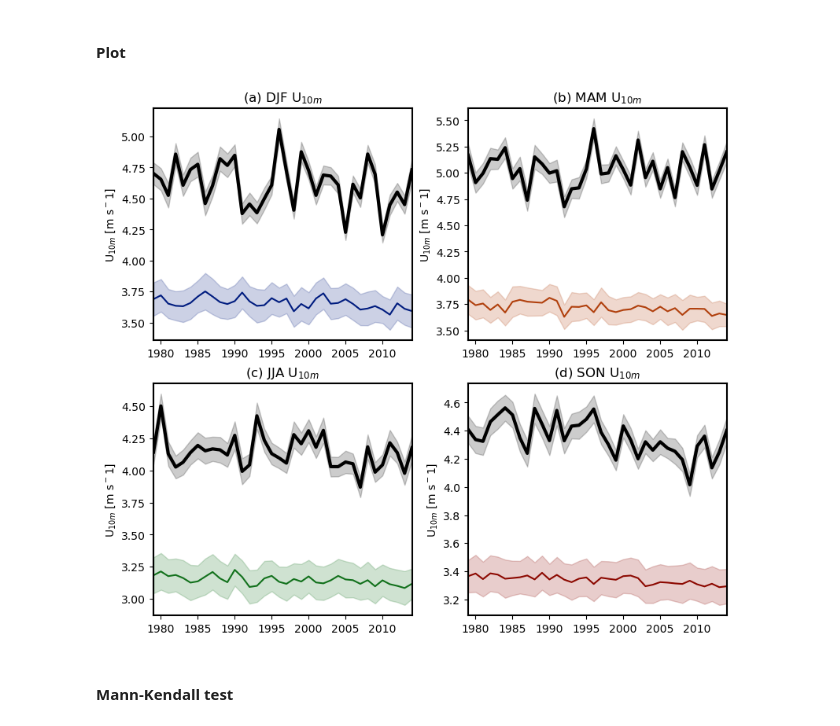
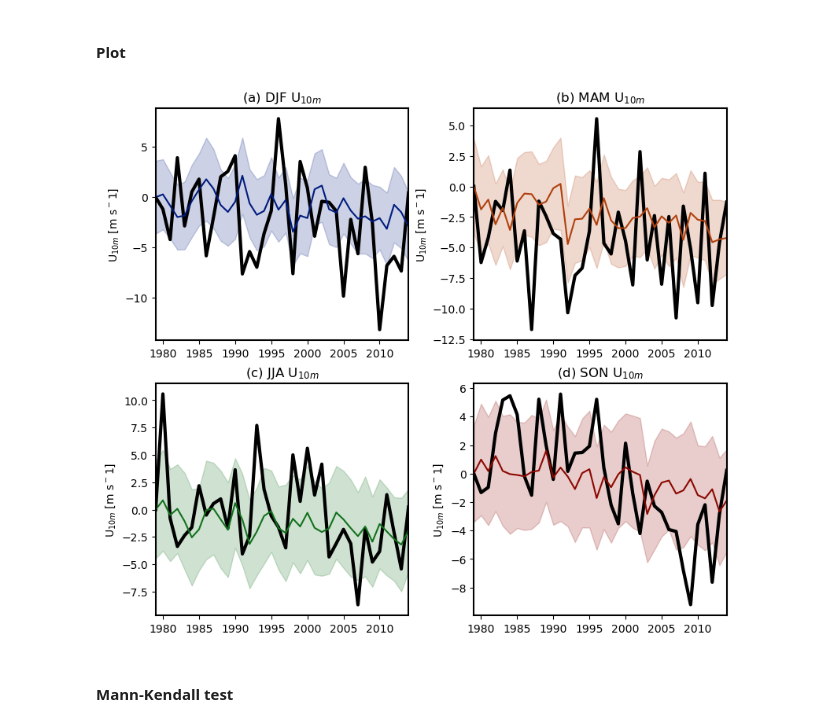
Before and after one commit to ivalencius/GPLLJ, a Jupyter notebook: src/GHCNh_cna.ipynb, the cells around one changed output. Drawn from its saved outputs; the diff is of its cells as text; code cells hidden in the pictures.

```diff
--- a/src/GHCNh_cna.ipynb
+++ b/src/GHCNh_cna.ipynb
@@ -799,13 +825,25 @@ print(df_2014['time'].dt.year().unique())
 x = df_2014['time'].dt.year().to_numpy()
 y_s = df_2014['wind_mean'].to_numpy()
 yerr_s = df_2014['wind_stderr'].to_numpy()*1.96 # z-score for 95%
+ref_mean = y_s[0]
+y_s = (y_s/ref_mean - 1)*100
+yerr_s = yerr_s/ref_mean *100
 print('Station Data')
 result_s = mk.original_test(y_s, alpha=0.05)
 print(result_s)
 
 # CMIP6 historical data (suffix `_a`)
 weights = np.cos(np.deg2rad(ds.y))
-spatial_avg = ds.sfcWind.weighted(weights).mean(['x', 'y']).resample(time='1YE').mean().compute()
+spatial_avg = (
+    ds.sfcWind
+    .resample(time='1ME').median()
+    .resample(time='1YE').mean()
+    .weighted(weights).mean(['x', 'y'])
+    .compute()
+)
+# Normalize and convert to percent
+spatial_avg = (spatial_avg/spatial_avg.isel(time=0)-1) * 100
+
 all_mean = spatial_avg.mean('source_id')
 all_stderr = spatial_avg.std('source_id')/np.sqrt(len(ds.source_id))
 # x_a = all_mean.time.to_numpy()
@@ -875,12 +911,14 @@ ax.fill_between(x, y_a-yerr_a, y_a+yerr_a, color='r', alpha=0.2)
 # Plot members
 for source_id in ds.source_id.to_numpy():
     wind = spatial_avg.sel(source_id=source_id).to_numpy()
+    # ref_wind = wind[0]
+    # wind = (wind/ref_wind - 1) * 100
     # ref_wind = wind - np.mean(wind) + np.mean(y_a)
     ax.plot(x, wind, color='r', linewidth=0.5)
 
 # Equation from yearly station_data
 ax.set_xlim(x[0], x[-1])
-ax.set_ylabel('U$_{10m}$ [m s$^{-1}$]')
+ax.set_ylabel('$\Delta$ U$_{10m}$ [%]')
 ax.set_title('Mean Yearly U$_{10m}$\nCNA region')
 ax.legend()
 for spine in ax.spines.values():
@@ -957,12 +1000,12 @@ for slope, trend, source_id, marker in zip(slopes, trends, source_ids, filled_ma
     elif trend == 'decreasing':
         ax.scatter(1, slope, marker=marker, color='blue', label=source_id)
 # Now plot station data
-ax.scatter(1, result_s.slope*10, marker='x', color='gray', s=100, label='GHCNh')
+ax.scatter(1, result_s.slope*10, marker='x', color='blue', s=100, label='GHCNh')
 # Now plot CMIP6 historical data
 ax.scatter(1, result_a.slope*10, marker='X', color='blue', s=100, label=f'CMIP6 historical (n={len(ds.source_id)})')
 ax.legend()
 ax.set_xticklabels('')
-ax.set_ylabel('Change in U$_{10m}$ [m s$^{-1}$ decade$^{-1}$]')
+ax.set_ylabel('$\Delta$ U$_{10m}$ [% decade$^{-1}$]')
 ax.set_title('Slopes of U$_{10m}$ from Mann-Kendall test')
 plt.legend(fontsize='x-small')
 for spine in ax.spines.values():
@@ -992,7 +1035,8 @@ df_a_mon = (
     )
     .sort('time')
     .group_by_dynamic('time', every='1mo', group_by='source_id').agg([
-            pl.col('sfcWind').mean()
+            # pl.col('sfcWind').mean()
+            pl.col('sfcWind').median()
     ])
     .with_columns([
             pl.col('time').dt.month().map_elements(month_to_season).alias('season')
@@ -1057,6 +1099,10 @@ for i, season in enumerate(['DJF', 'MAM', 'JJA', 'SON']):
     )
     station_wind = station_winds['wind_mean'].to_numpy()
     station_err = station_winds['wind_stderr'].to_numpy() * 1.96 # z-score for 95%
+    # Normalize
+    ref_mean = station_wind[0]
+    station_wind = (station_wind / ref_mean - 1) * 100
+    station_err = station_err/ref_mean
     ax.plot(x, station_wind, linewidth=3, color='k')
     ax.fill_between(x, station_wind-station_err, station_wind+station_err, alpha=0.2, color='k')
 
@@ -1072,35 +1118,37 @@ for i, season in enumerate(['DJF', 'MAM', 'JJA', 'SON']):
             pl.col('sfcWind').mean().alias('sfcWind_mean'),
             (pl.col('sfcWind').std()/np.sqrt(pl.col('sfcWind').len())).alias('sfcWind_stderr')
         ])
     )
     x = s_yearly['time'].dt.year().to_numpy()
     y = s_yearly['sfcWind_mean'].to_numpy()
     c = next(palette)
-    # y = y-np.mean(y) + np.mean(station_wind)
     err = s_yearly['sfcWind_stderr'].to_numpy()*1.96 # z-score for 95%
+    ref_mean = y[0]
+    y = (y/ref_mean-1)*100
+    err = err/ref_mean * 100
     ax.plot(x, y, color=c)
     ax.fill_between(x, y-err, y+err, alpha=0.2, color=c)
 
     # Perform a Mann-Kendall test to see if there is a monotonic decreasing or increasing trend
     # result = mk.original_test(y, alpha=0.05)
     # print('\n\n'+season)
     # print(result)
     # print(f'Decadal slope: {result.slope*10}')
     # new_y = result.intercept+result.slope*(x-1979)
     # ax.plot(x, new_y, color=c, linestyle='dashed')
     # txt='U$_{10m}$='+str(round(result.slope, 3))+'t + '+str(round(result.intercept, 3))+f'\nSig. p<0.05: {result.h}'
     # ax.text(0.5, 0.9, txt, fontsize='small', horizontalalignment='left', verticalalignment='center', transform=ax.transAxes)
 
     # Cosmetic
     ax.set_xlim(x[0], x[-1])
     ax.set_ylabel('U$_{10m}$ [m s$^-1$]')
     ax.set_title(f'({ascii_lowercase[i]}) {season}'+' U$_{10m}$')
     for spine in ax.spines.values():
         spine.set_linewidth(1.5)
 plt.savefig(os.path.join(FIG_DIR, 'GHCNh_CMIP6historical_cna_seasonal_U10m.png'), dpi=300)
 plt.show()
 # %% [output]
-[figure, old version]
+[figure, new version]
 # %% [markdown]
 #### Mann-Kendall test
 # %%
```
Also changed, not shown: parts of 30 cells of this notebook.
